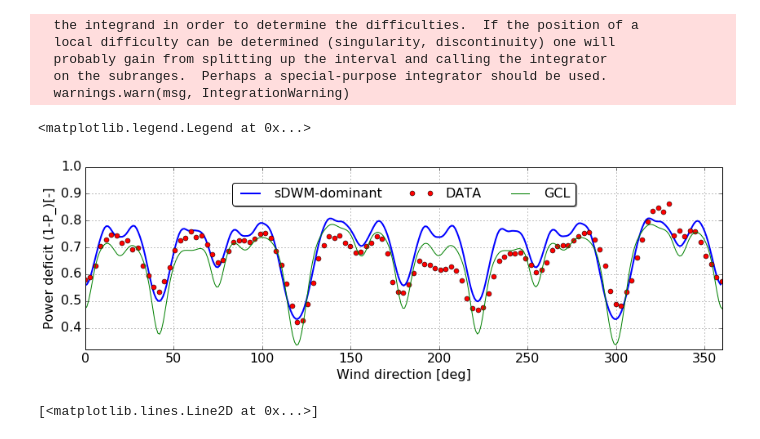
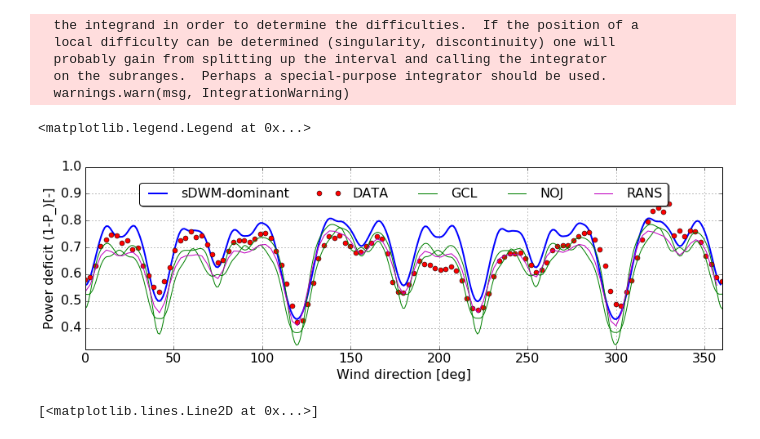
Before and after one commit to FUSED-Wind/FUSED-Wake, a Jupyter notebook: fusedwake/sdwm/notebooks/FarmEfficiency.ipynb, the cells around one changed output. Cells and saved outputs as stored; diff of their text form; code cells hidden in the pictures.

```diff
--- a/fusedwake/sdwm/notebooks/FarmEfficiency.ipynb
+++ b/fusedwake/sdwm/notebooks/FarmEfficiency.ipynb
@@ -52,23 +54,23 @@ rans=np.load('../data/LillgrundEfficiency/Multifidelity-pire/df_rans_avg.npy')
 # %%
 plt.figure(figsize=(14, 4))
 sdwm,=plt.plot(dwm_dominant_avg['wd'],dwm_dominant_avg['eff']*mech_to_elec,'b-',linewidth=2,label='sDWM-dominant')
 plt.hold('True')
 scada,=plt.plot(df_data['wd'],df_data['eff'],'ro',label='DATA',linewidth=2)
 gclp,=plt.plot(gcl[:,1], gcl[:,0],'g-',label='GCL',linewidth=1)
-# nojp,=plt.plot(noj[:,1], noj[:,0],'g-',label='NOJ',linewidth=1)
-# ransp,=plt.plot(rans[:,1], rans[:,0],'y-',label='RANS',linewidth=1)
+nojp,=plt.plot(noj[:,1], noj[:,0],'g-',label='NOJ',linewidth=1)
+ransp,=plt.plot(rans[:,1], rans[:,0],'m-',label='RANS',linewidth=1)
 plt.ylim((0.32,1,))
 # plt.ylim((0.,1.))
 plt.xlim((0,360))
 plt.grid('on')
 plt.xlabel('Wind direction [deg]',fontsize=16)
 plt.ylabel('Power deficit (1-P_)[-]',fontsize=16)
 plt.tick_params(axis='both',labelsize=16)
-plt.legend(handles=[sdwm, scada, gclp],loc='upper center', bbox_to_anchor=(0.5, 0.95),
+plt.legend(handles=[sdwm, scada, gclp, nojp, ransp],loc='upper center', bbox_to_anchor=(0.5, 0.95),
           fancybox=True, shadow=True, ncol=5,fontsize=16)
 # %% [output]
 <matplotlib.legend.Legend at 0x...>
-[figure, old version]
+[figure, new version]
 # %%
 from scipy.stats import binned_statistic# Load the turbine C08 from SQL SCADA lillgrund
 scada=pd.read_csv('../data/LillgrundEfficiency/Meas-Kurt/turbineC08scada.csv',names=['ws', 'wd', 'power'], header=0)
```
Also changed, not shown: parts of 1 cell of this notebook, 1 other file.
